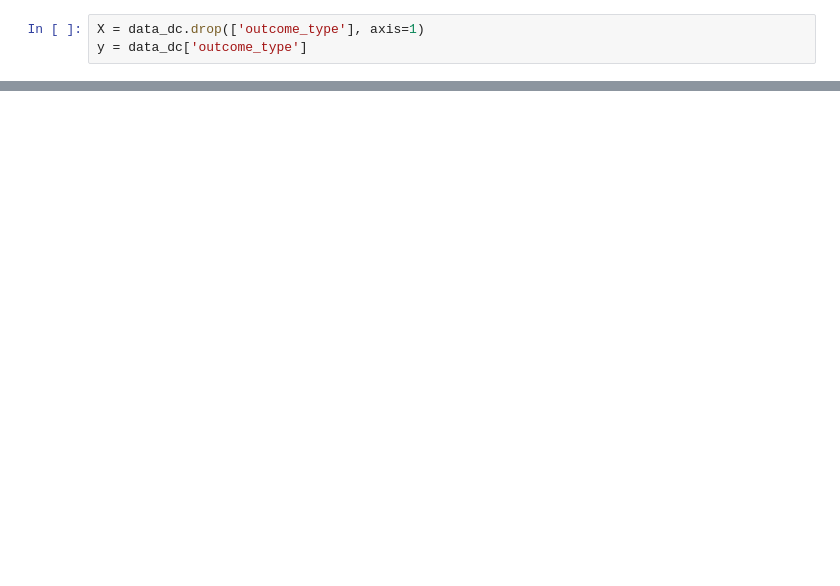
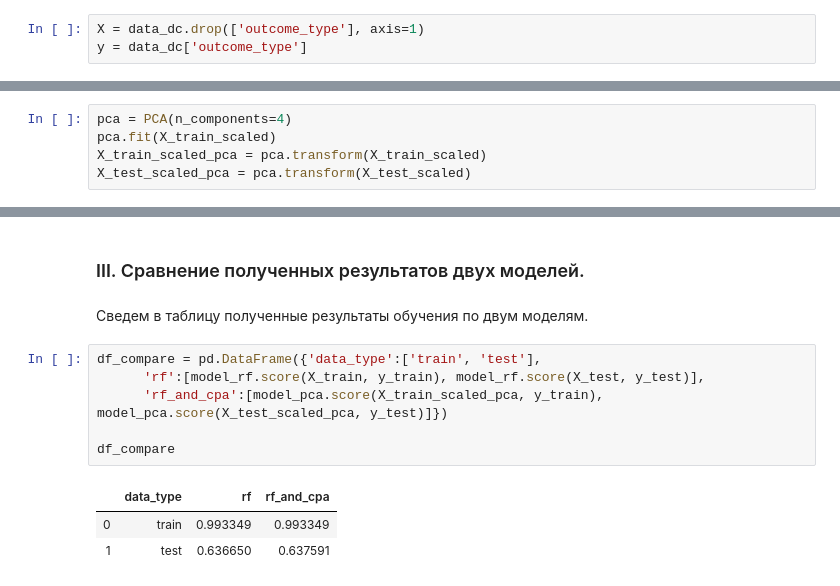
Before and after one commit to Natalya2383/python_basics_homework, a Jupyter notebook: 26_Feature Engineering_homework3/Homework3_FE.ipynb, the cells around one changed output, grey strips where cells are left out. Drawn from its saved outputs; the diff is of its cells as text; blank space fills up the shorter version.

```diff
--- a/26_Feature Engineering_homework3/Homework3_FE.ipynb
+++ b/26_Feature Engineering_homework3/Homework3_FE.ipynb
@@ -823,0 +868,5 @@ No handles with labels found to put in legend.
+# %%
+pca = PCA(n_components=4)
+pca.fit(X_train_scaled)
+X_train_scaled_pca = pca.transform(X_train_scaled)
+X_test_scaled_pca = pca.transform(X_test_scaled)
@@ -823,0 +923,14 @@ No handles with labels found to put in legend.
+# %% [markdown]
+### III. Сравнение полученных результатов двух моделей.
+# %% [markdown]
+Сведем в таблицу полученные результаты обучения по двум моделям.
+# %%
+df_compare = pd.DataFrame({'data_type':['train', 'test'],
+      'rf':[model_rf.score(X_train, y_train), model_rf.score(X_test, y_test)],
+      'rf_and_cpa':[model_pca.score(X_train_scaled_pca, y_train), model_pca.score(X_test_scaled_pca, y_test)]})
+
+df_compare
+# %% [output]
+|  | data_type | rf | rf_and_cpa |
+| 0 | train | 0.993349 | 0.993349 |
+| 1 | test | 0.636650 | 0.637591 |
```
Also changed, not shown: parts of 38 cells of this notebook.
